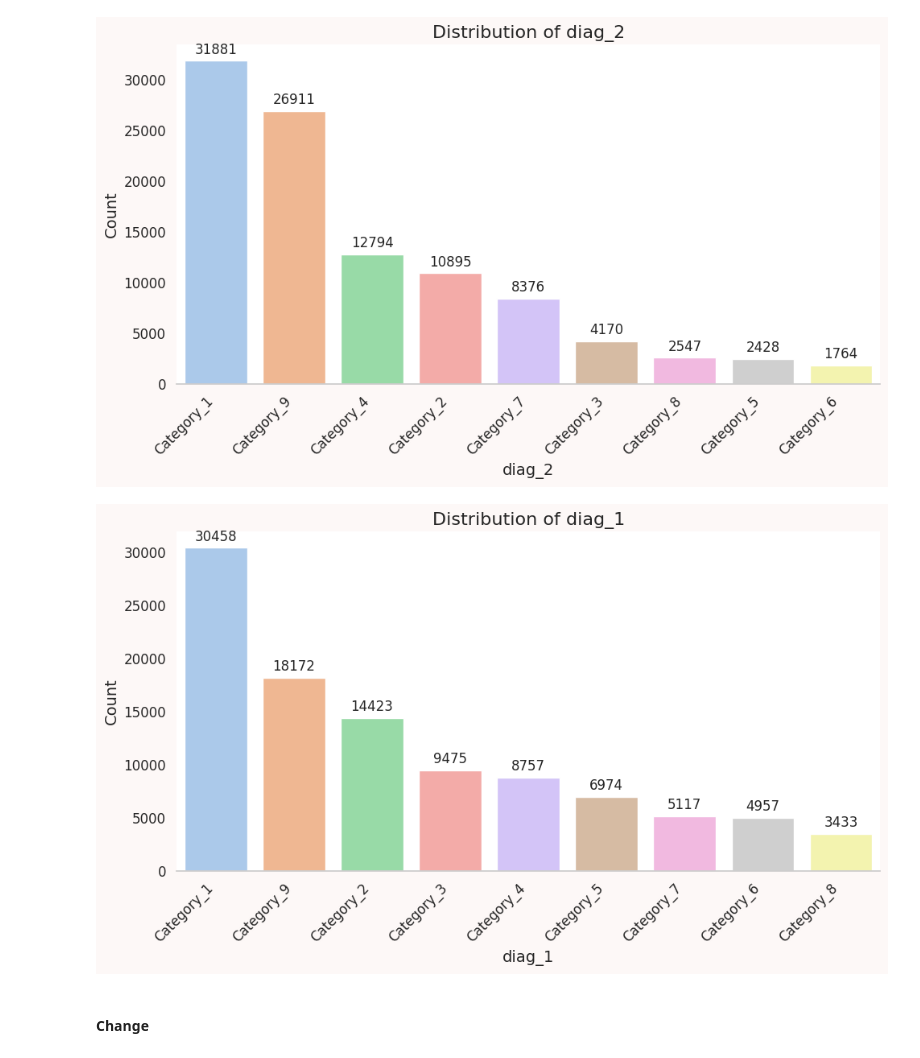
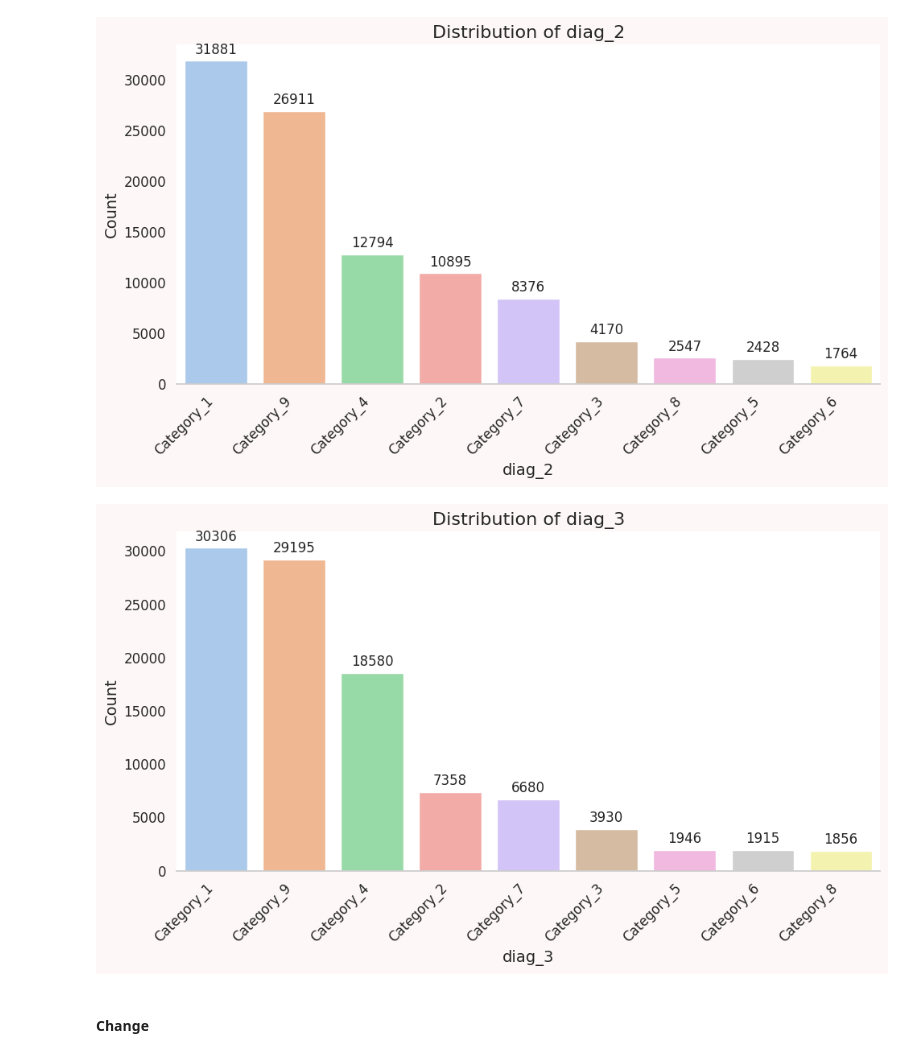
Before and after one commit to AliMO77/DMAKD, a Jupyter notebook: Diabetes.ipynb, the cells around one changed output. Drawn from its saved outputs; the diff is of its cells as text; code cells hidden in the pictures.

```diff
--- a/Diabetes.ipynb
+++ b/Diabetes.ipynb
@@ -411,10 +426,10 @@ plot_feature_distribution(raw_data,'diag_2')
 # %% [output]
 [figure]
 # %%
-diagnoses_categorization('diag_1')
-plot_feature_distribution(raw_data,'diag_1')
+diagnoses_categorization('diag_3')
+plot_feature_distribution(raw_data,'diag_3')
 # %% [output]
-[figure, old version]
+[figure, new version]
 # %% [markdown]
 #### Change
 # %%
```
Also changed, not shown: parts of 13 cells of this notebook.
